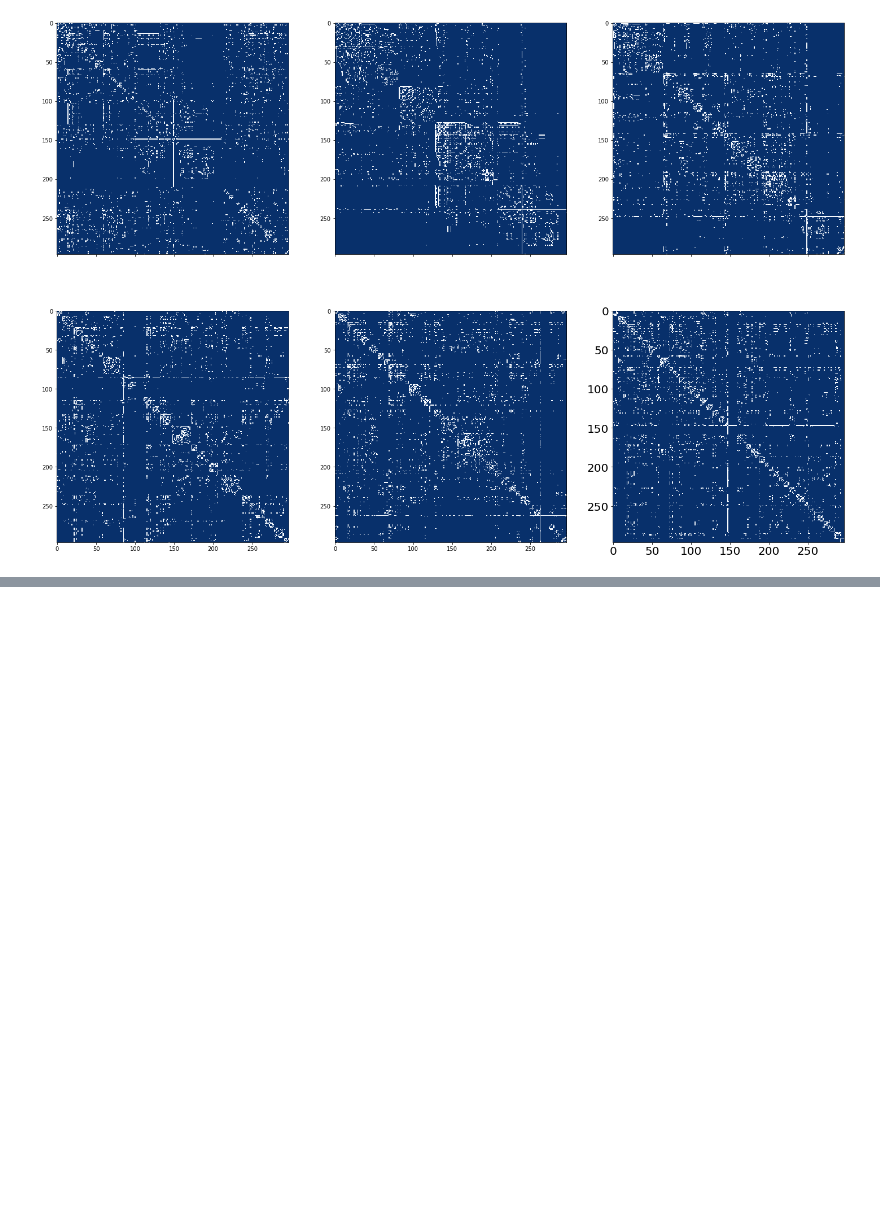
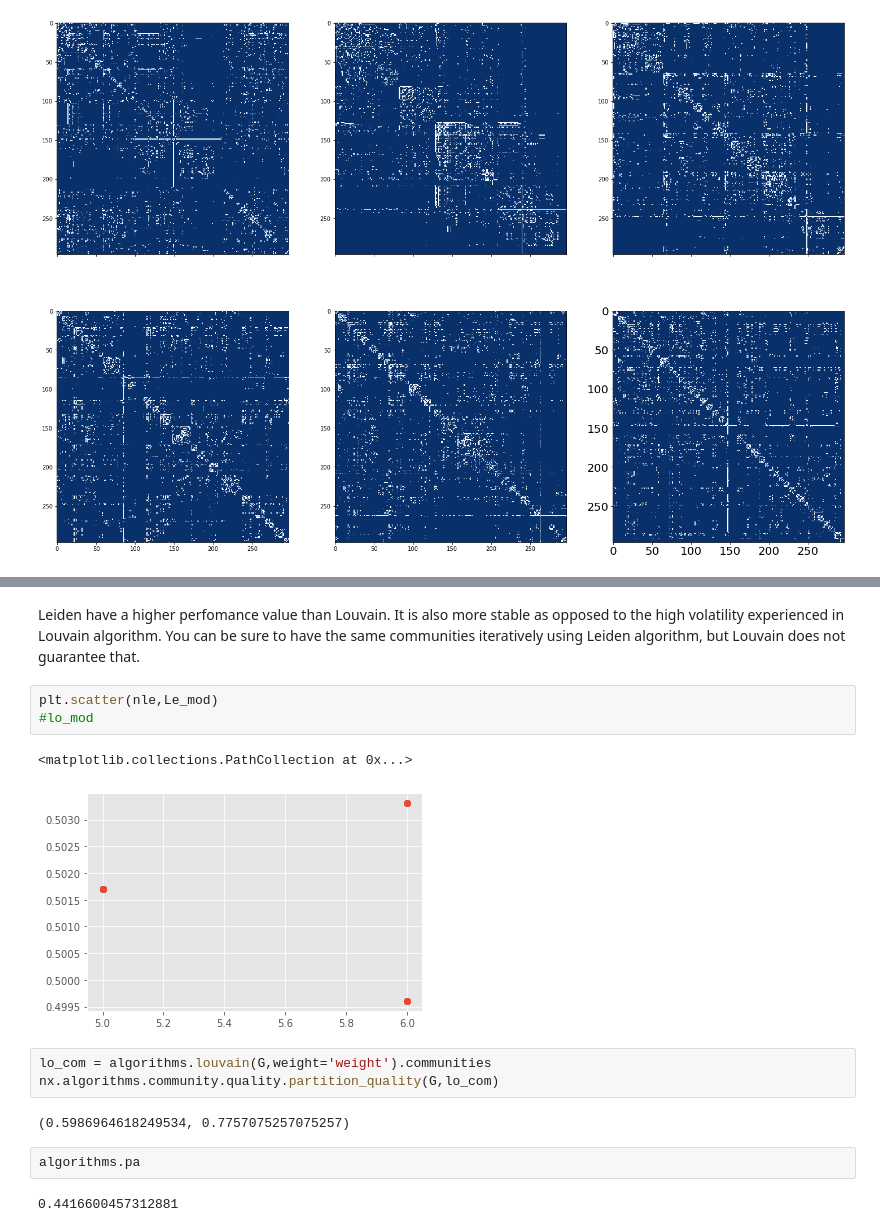
Before and after one commit to NwaObed/Network-Science, a Jupyter notebook: network_neuroscience.ipynb, the cells around one changed output, grey strips where cells are left out. Saved outputs shown, nothing was run; the diff lists cells and outputs as text; blank space fills up the shorter version.

```diff
--- a/network_neuroscience.ipynb
+++ b/network_neuroscience.ipynb
@@ -420,0 +400,17 @@ community.modularity(part_louvain,G,weight='weight')
+# %% [markdown]
+Leiden have a higher perfomance value than Louvain. It is also more stable as opposed to the high volatility experienced in Louvain algorithm. You can be sure to have the same communities iteratively using Leiden algorithm, but Louvain does not guarantee that.
+# %%
+plt.scatter(nle,Le_mod)
+#lo_mod
+# %% [output]
+<matplotlib.collections.PathCollection at 0x...>
+[figure, added]
+# %%
+lo_com = algorithms.louvain(G,weight='weight').communities
+nx.algorithms.community.quality.partition_quality(G,lo_com)
+# %% [output]
+(0.5986964618249534, 0.7757075257075257)
+# %%
+algorithms.pa
+# %% [output]
+0.4416600457312881
```
Also changed, not shown: parts of 23 cells of this notebook, 1 other file.
